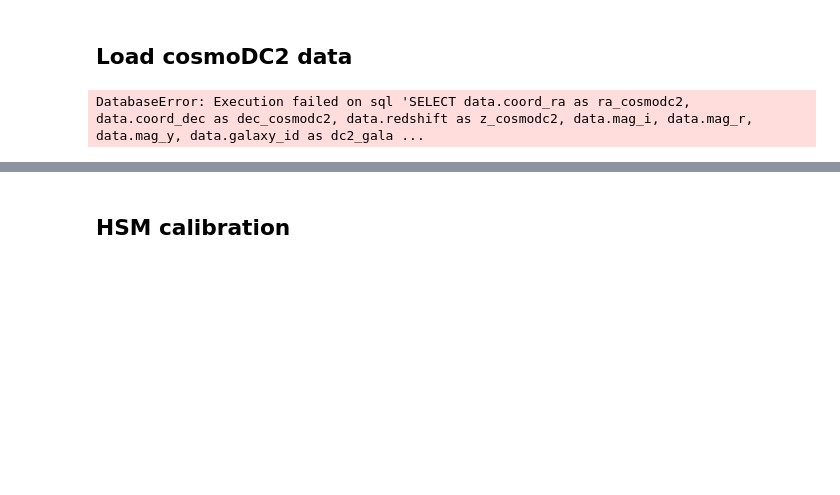
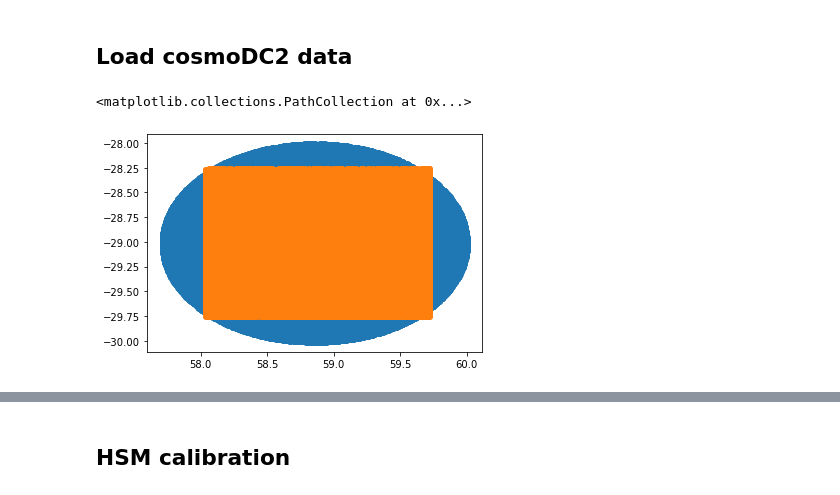
Before and after one commit to payerne/DC2Analysis, a Jupyter notebook: DESC_note/Notebooks/DN1_HSM_Metacal_match_cosmoDC2.ipynb, the cells around one changed output, grey strips where cells are left out. Saved outputs shown, nothing was run; the diff lists cells and outputs as text; code cells hidden in the pictures; blank space fills up the shorter version.

```diff
--- a/DESC_note/Notebooks/DN1_HSM_Metacal_match_cosmoDC2.ipynb
+++ b/DESC_note/Notebooks/DN1_HSM_Metacal_match_cosmoDC2.ipynb
@@ -58,7 +58,7 @@ object_properties_cuts = [
     GCRQuery('ext_shapeHSM_HsmShapeRegauss_sigma <= 0.4'),      # Shape measurement errors reasonable
     # New cut on blendedness:
     GCRQuery('blendedness < 10**(-0.375)'),                      # Avoid spurious detections and those contaminated by blends
-    GCRQuery('photoz_mean > 0.2'),
+    GCRQuery('photoz_mean > 0.3'),
     GCRQuery('photoz_mean < 1')
     ]
 # %%
@@ -81,7 +81,7 @@ cl_dc2 = Table(object_data)
 # %%
 conn = mysql.connector.connect(host='ccqserv201', user='qsmaster', port=30040)
 cursor = conn.cursor(dictionary=True, buffered=True)
-zmin = 0.2 #Msun
+zmin = 0.3 #Msun
 zmax = 1
 ra = np.mean(cl_dc2['ra'])
 dec = np.mean(cl_dc2['dec'])
@@ -97,10 +97,14 @@ query += ";"
 t0 = time.time()
 cl_cosmodc2 = pd.read_sql_query(query,conn)
 tf = time.time()
-# %% [output]
-DatabaseError: Execution failed on sql 'SELECT data.coord_ra as ra_cosmodc2, data.coord_dec as dec_cosmodc2, data.redshift as z_cosmodc2, data.mag_i, data.mag_r, data.mag_y, data.galaxy_id as dc2_gala ...
 # %%
 cl_cosmodc2 = QTable.from_pandas(cl_cosmodc2)
+# %%
+plt.scatter(cl_cosmodc2['ra_cosmodc2'], cl_cosmodc2['dec_cosmodc2'])
+plt.scatter(cl_dc2['ra'], cl_dc2['dec'])
+# %% [output]
+<matplotlib.collections.PathCollection at 0x...>
+[figure, added]
 # %%
 plt.hist(cl_dc2['photoz_mean'], histtype= 'step', align='mid', density = False, label = 'dc2')
 plt.hist(cl_cosmodc2['z_cosmodc2'], histtype= 'step', align='mid', density = False, label = 'cosmodc2')
```
Also changed, not shown: parts of 10 cells of this notebook, 29 other files.
